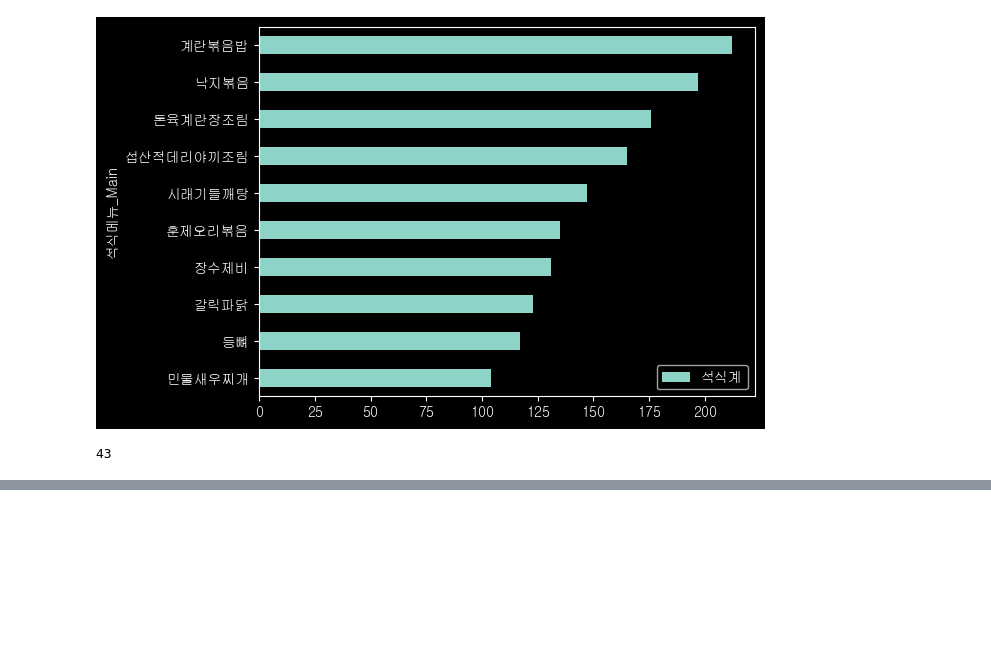
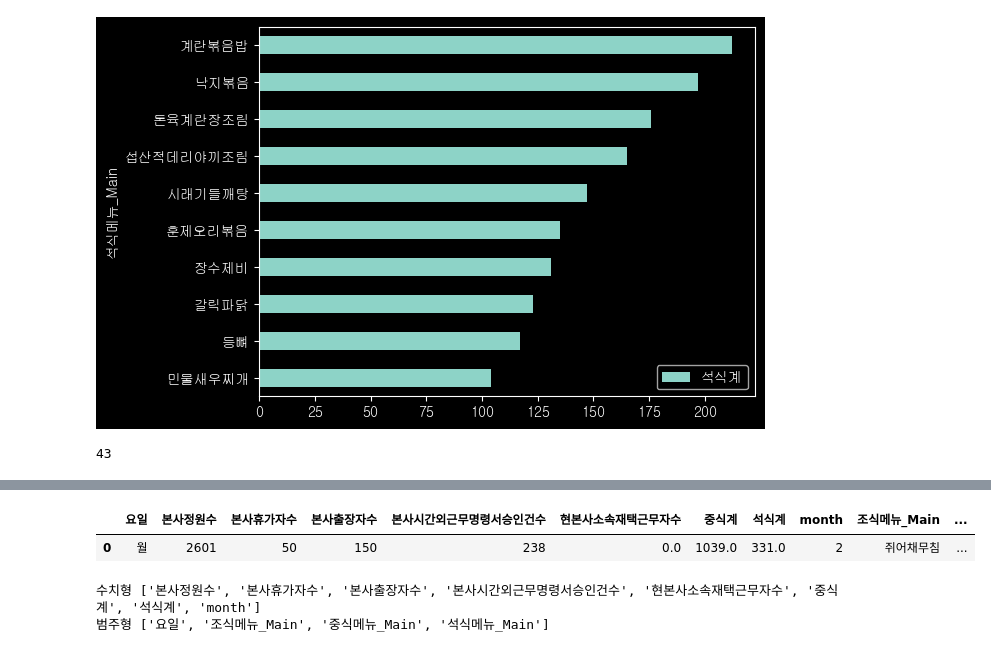
Before and after one commit to good0neighbour/ESTCampAI, a Jupyter notebook: 머신러닝/ex03구내식당관리.ipynb, the cells around one changed output, grey strips where cells are left out. Saved outputs shown, nothing was run; the diff lists cells and outputs as text; code cells hidden in the pictures; blank space fills up the shorter version.

```diff
--- a/머신러닝/ex03구내식당관리.ipynb
+++ b/머신러닝/ex03구내식당관리.ipynb
@@ -502,0 +519,5 @@ df.shape # 1205ea -> 1162ea로 줄어든 것을 확인.
+# %%
+df.head(1)
+# %% [output]
+|  | 요일 | 본사정원수 | 본사휴가자수 | 본사출장자수 | 본사시간외근무명령서승인건수 | 현본사소속재택근무자수 | 중식계 | 석식계 | month | 조식메뉴_Main | ... |
+| 0 | 월 | 2601 | 50 | 150 | 238 | 0.0 | 1039.0 | 331.0 | 2 | 쥐어채무침 | ... |
@@ -502,0 +538,6 @@ df.shape # 1205ea -> 1162ea로 줄어든 것을 확인.
+# %%
+print("수치형", numeric_list)
+print("범주형", categorical_list)
+# %% [output]
+수치형 ['본사정원수', '본사휴가자수', '본사출장자수', '본사시간외근무명령서승인건수', '현본사소속재택근무자수', '중식계', '석식계', 'month']
+범주형 ['요일', '조식메뉴_Main', '중식메뉴_Main', '석식메뉴_Main']
```
Also changed, not shown: parts of 30 cells of this notebook.
